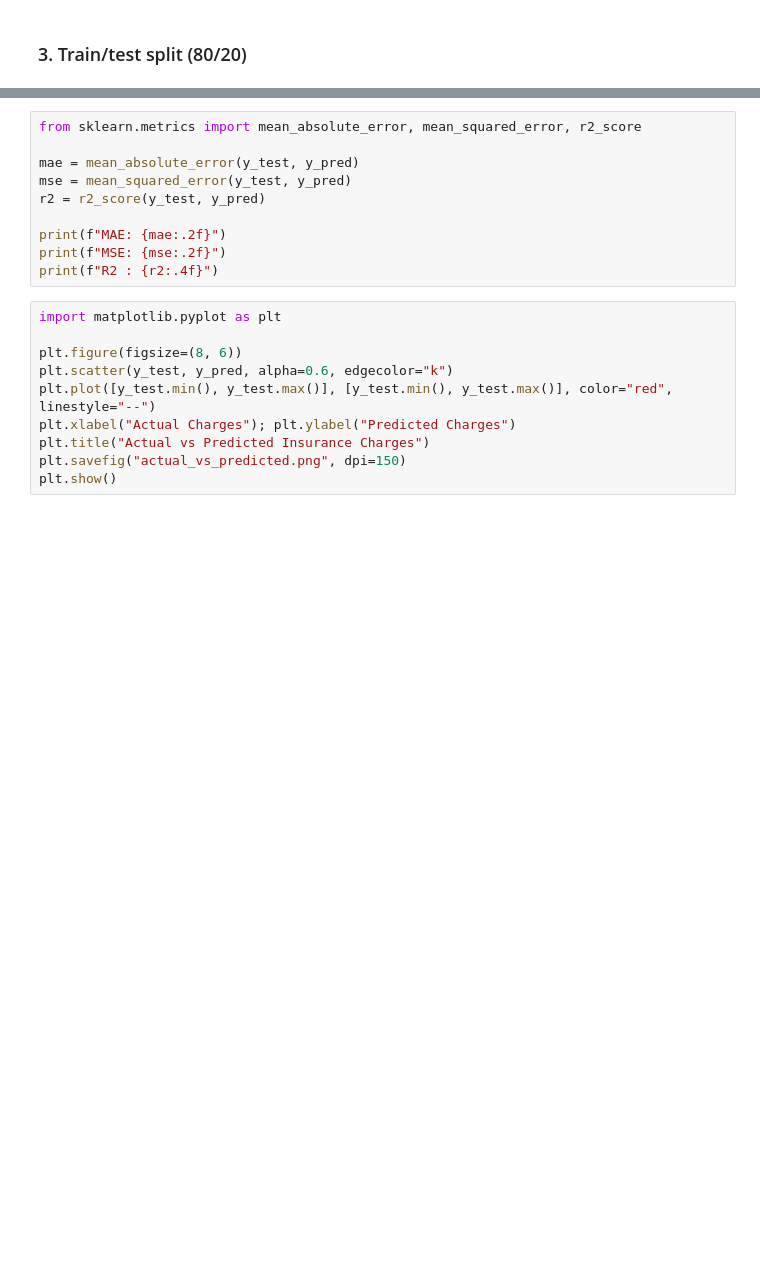
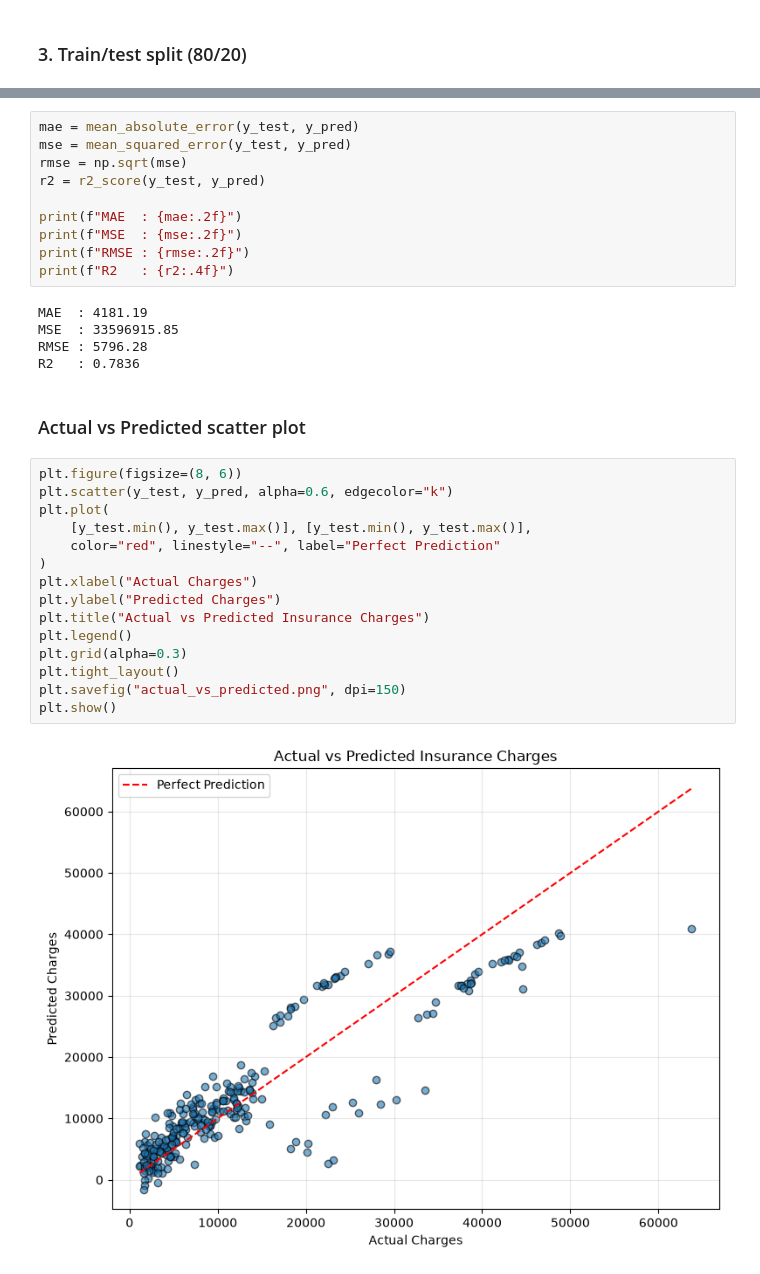
Before and after one commit to suhani-shukla/Medical-Insurance-Cost-Prediction, a Jupyter notebook: Assignment-1.ipynb, the cells around one changed output, grey strips where cells are left out. Saved outputs shown, nothing was run; the diff lists cells and outputs as text; blank space fills up the shorter version.

```diff
--- a/Assignment-1.ipynb
+++ b/Assignment-1.ipynb
@@ -167,20 +200,34 @@ results_df.head(10)
 # %%
-from sklearn.metrics import mean_absolute_error, mean_squared_error, r2_score
-
 mae = mean_absolute_error(y_test, y_pred)
 mse = mean_squared_error(y_test, y_pred)
+rmse = np.sqrt(mse)
 r2 = r2_score(y_test, y_pred)
 
-print(f"MAE: {mae:.2f}")
-print(f"MSE: {mse:.2f}")
-print(f"R2 : {r2:.4f}")
+print(f"MAE  : {mae:.2f}")
+print(f"MSE  : {mse:.2f}")
+print(f"RMSE : {rmse:.2f}")
+print(f"R2   : {r2:.4f}")
+# %% [output]
+MAE  : 4181.19
+MSE  : 33596915.85
+RMSE : 5796.28
+R2   : 0.7836
+# %% [markdown]
+### Actual vs Predicted scatter plot
 # %%
-import matplotlib.pyplot as plt
-
 plt.figure(figsize=(8, 6))
 plt.scatter(y_test, y_pred, alpha=0.6, edgecolor="k")
-plt.plot([y_test.min(), y_test.max()], [y_test.min(), y_test.max()], color="red", linestyle="--")
-plt.xlabel("Actual Charges"); plt.ylabel("Predicted Charges")
+plt.plot(
+    [y_test.min(), y_test.max()], [y_test.min(), y_test.max()],
+    color="red", linestyle="--", label="Perfect Prediction"
+)
+plt.xlabel("Actual Charges")
+plt.ylabel("Predicted Charges")
 plt.title("Actual vs Predicted Insurance Charges")
+plt.legend()
+plt.grid(alpha=0.3)
+plt.tight_layout()
 plt.savefig("actual_vs_predicted.png", dpi=150)
 plt.show()
+# %% [output]
+[figure, added]
```
Also changed, not shown: parts of 26 cells of this notebook, 1 other file.
